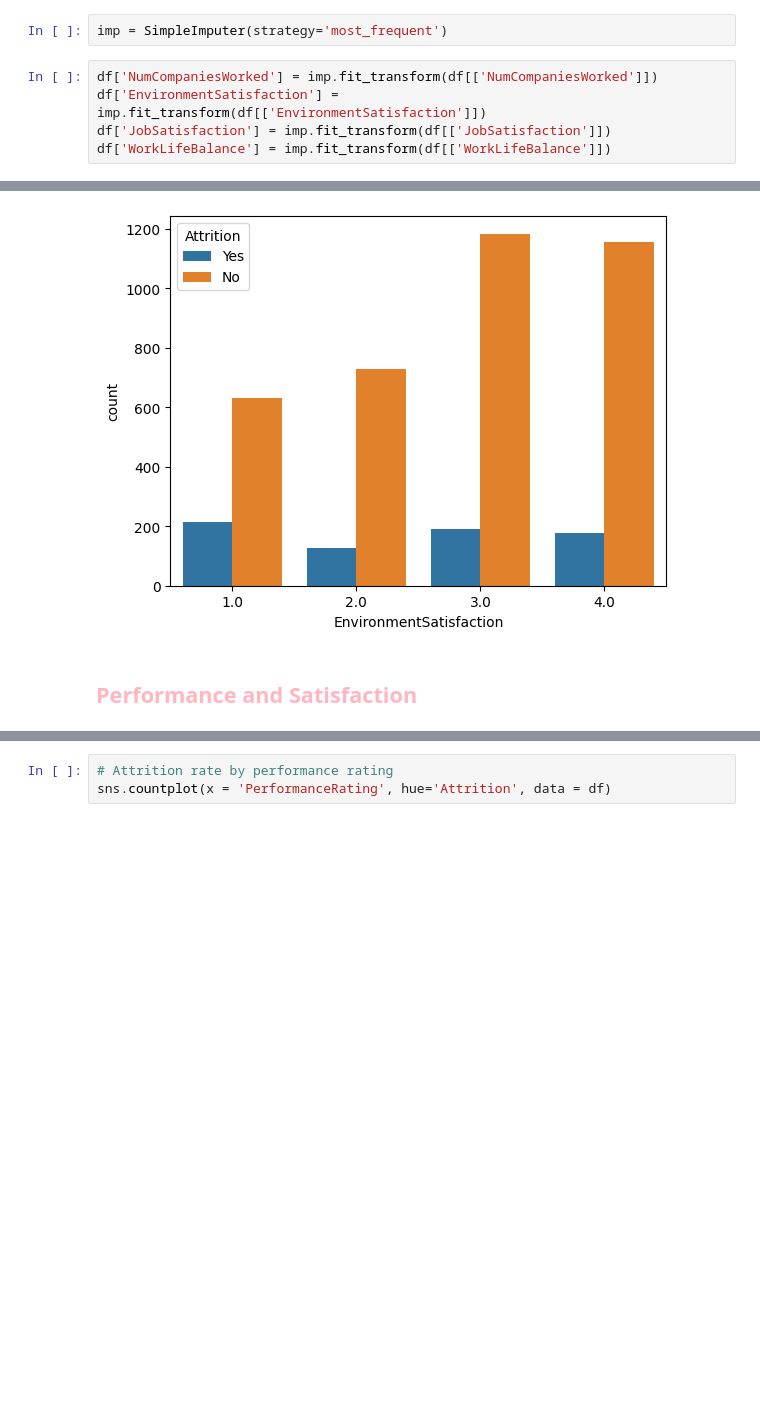
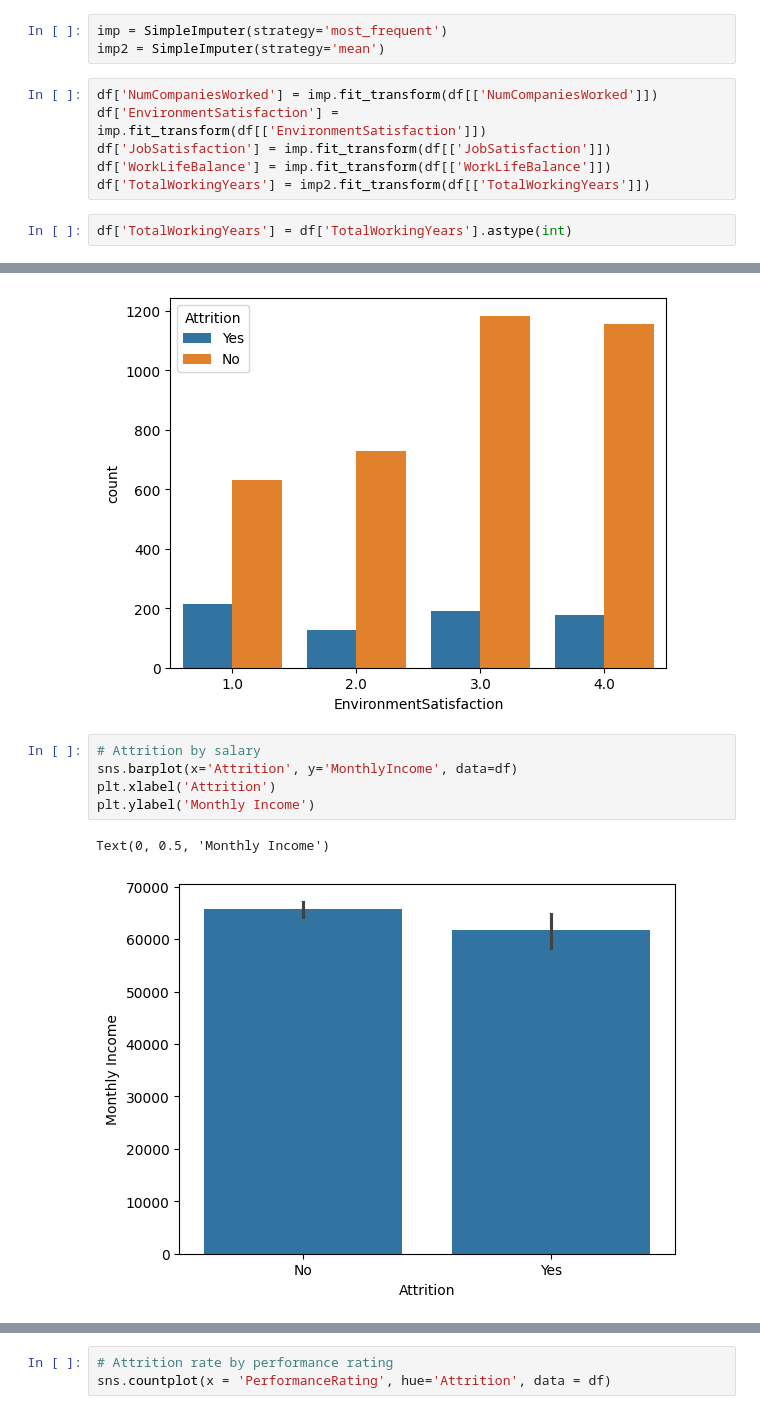
Before and after one commit to sahilkhan-7/employee-attrition-analysis, a Jupyter notebook: main.ipynb, the cells around one changed output, grey strips where cells are left out. Cells and saved outputs as stored; diff of their text form; blank space fills up the shorter version.

```diff
--- a/main.ipynb
+++ b/main.ipynb
@@ -55,11 +76,15 @@ dtype: int64
 from sklearn.impute import SimpleImputer
 # %%
 imp = SimpleImputer(strategy='most_frequent')
+imp2 = SimpleImputer(strategy='mean')
 # %%
 df['NumCompaniesWorked'] = imp.fit_transform(df[['NumCompaniesWorked']])
 df['EnvironmentSatisfaction'] = imp.fit_transform(df[['EnvironmentSatisfaction']])
 df['JobSatisfaction'] = imp.fit_transform(df[['JobSatisfaction']])
 df['WorkLifeBalance'] = imp.fit_transform(df[['WorkLifeBalance']])
+df['TotalWorkingYears'] = imp2.fit_transform(df[['TotalWorkingYears']])
+# %%
+df['TotalWorkingYears'] = df['TotalWorkingYears'].astype(int)
 # %%
 df.isnull().sum()
 # %% [output]
@@ -167,5 +189,11 @@ sns.countplot(x = 'EnvironmentSatisfaction', hue='Attrition', data = df)
 # %% [output]
 <Axes: xlabel='EnvironmentSatisfaction', ylabel='count'>
 [figure]
-# %% [markdown]
-## <font color = 'lightpink'><b>Performance and Satisfaction</b></font>
+# %%
+# Attrition by salary
+sns.barplot(x='Attrition', y='MonthlyIncome', data=df)
+plt.xlabel('Attrition')
+plt.ylabel('Monthly Income')
+# %% [output]
+Text(0, 0.5, 'Monthly Income')
+[figure, added]
```
Also changed, not shown: parts of 43 cells of this notebook.
